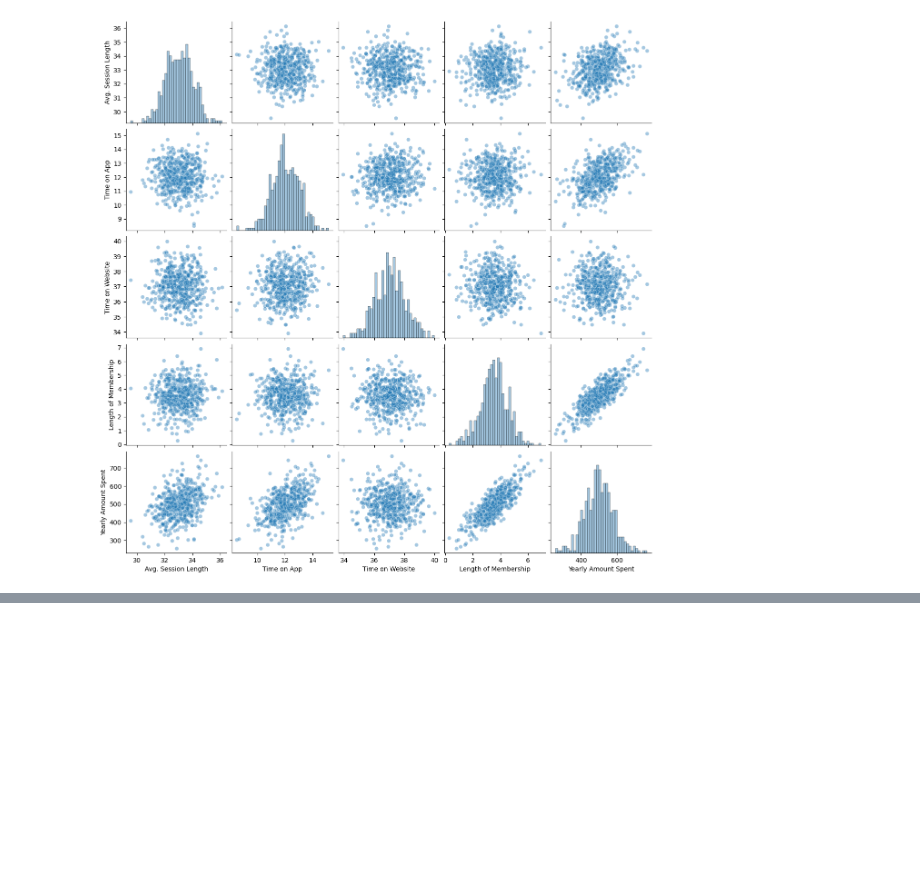
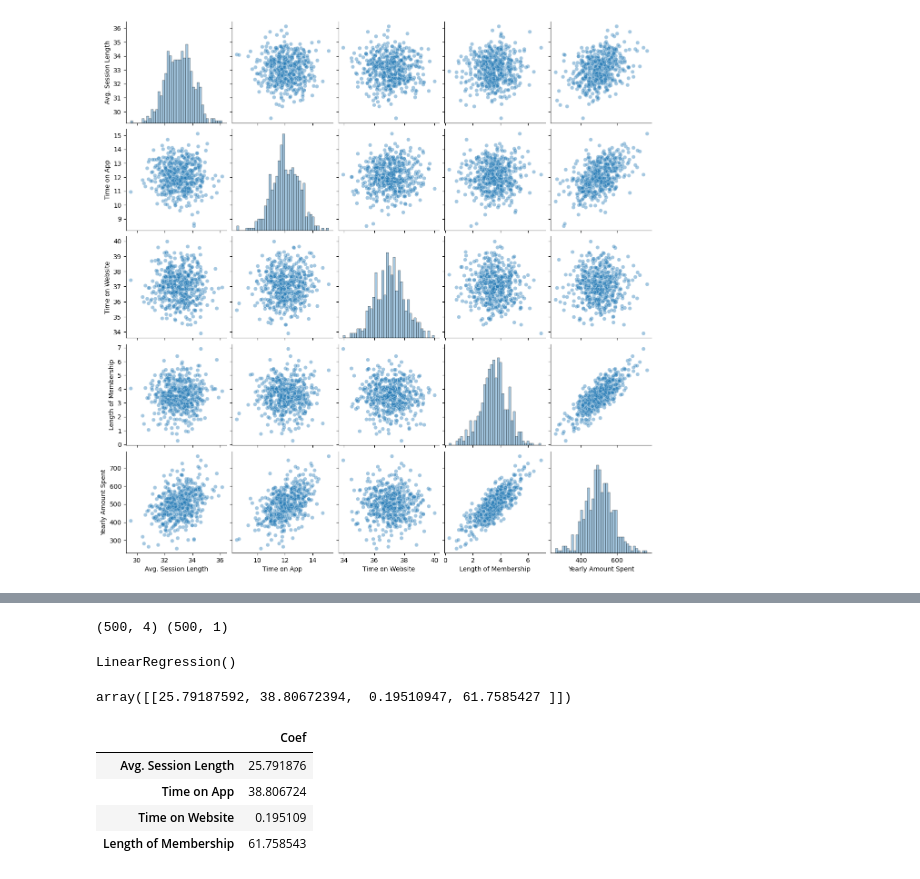
Before and after one commit to sarthakone105/100_days_of_data_science, a Jupyter notebook: ecommerce_01.ipynb, the cells around one changed output, grey strips where cells are left out. Drawn from its saved outputs; the diff is of its cells as text; code cells hidden in the pictures; blank space fills up the shorter version.

```diff
--- a/ecommerce_01.ipynb
+++ b/ecommerce_01.ipynb
@@ -71,0 +92,2 @@ sns.pairplot(data=df,
+# %%
+customers = df.copy()
@@ -71,0 +112,6 @@ sns.pairplot(data=df,
+# %%
+y = customers[["Yearly Amount Spent"]]
+X = customers[['Avg. Session Length', 'Time on App', 'Time on Website', 'Length of Membership']]
+print(X.shape, y.shape)
+# %% [output]
+(500, 4) (500, 1)
@@ -71,0 +120,19 @@ sns.pairplot(data=df,
+# %%
+from sklearn.linear_model import LinearRegression # type: ignore
+model = LinearRegression()
+model.fit(X_train, y_train)
+# %% [output]
+LinearRegression()
+# %%
+model.coef_
+# %% [output]
+array([[25.79187592, 38.80672394,  0.19510947, 61.7585427 ]])
+# %%
+cdf = pd.DataFrame(model.coef_[0],X.columns,columns=['Coef'])
+cdf.head()
+# %% [output]
+|  | Coef |
+| Avg. Session Length | 25.791876 |
+| Time on App | 38.806724 |
+| Time on Website | 0.195109 |
+| Length of Membership | 61.758543 |
```
Also changed, not shown: parts of 12 cells of this notebook, 1 other file.
